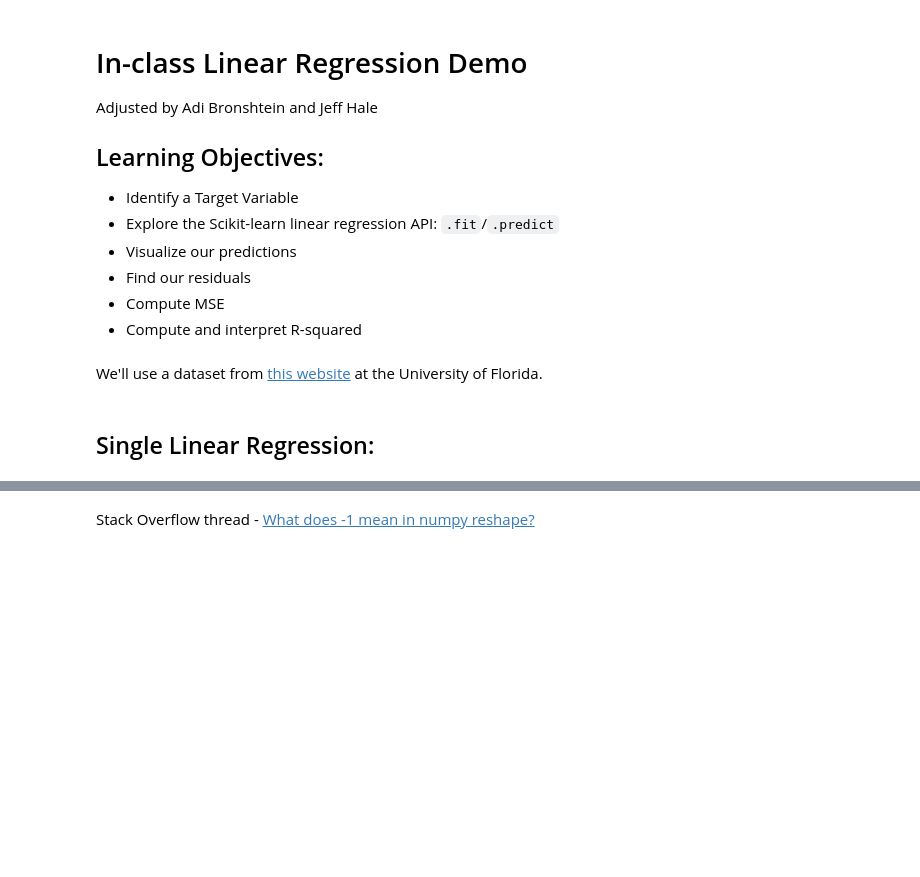
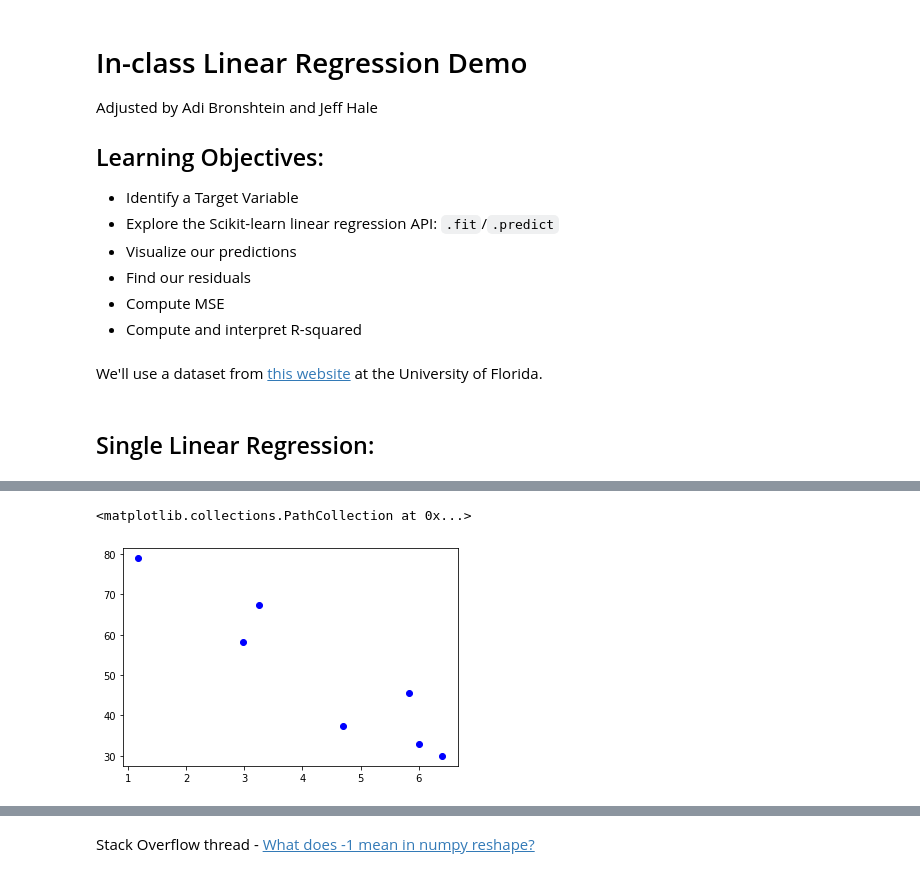
Before and after one commit to ersingt/coursework, a Jupyter notebook: 03-Week/01-SLR/SLR-starter.ipynb, the cells around one changed output, grey strips where cells are left out. Cells and saved outputs as stored; diff of their text form; code cells hidden in the pictures; blank space fills up the shorter version.

```diff
--- a/03-Week/01-SLR/SLR-starter.ipynb
+++ b/03-Week/01-SLR/SLR-starter.ipynb
@@ -44,3 +85,9 @@ X = df_lsd['LSD']
 y = df_lsd['Math']
 # %%
 # make a scatter plot of x and y
+plt.scatter(df_lsd['LSD'],
+            df_lsd['Math'],
+            color = 'blue')
+# %% [output]
+<matplotlib.collections.PathCollection at 0x...>
+[figure, added]
```
Also changed, not shown: parts of 37 cells of this notebook, 1 other file.
